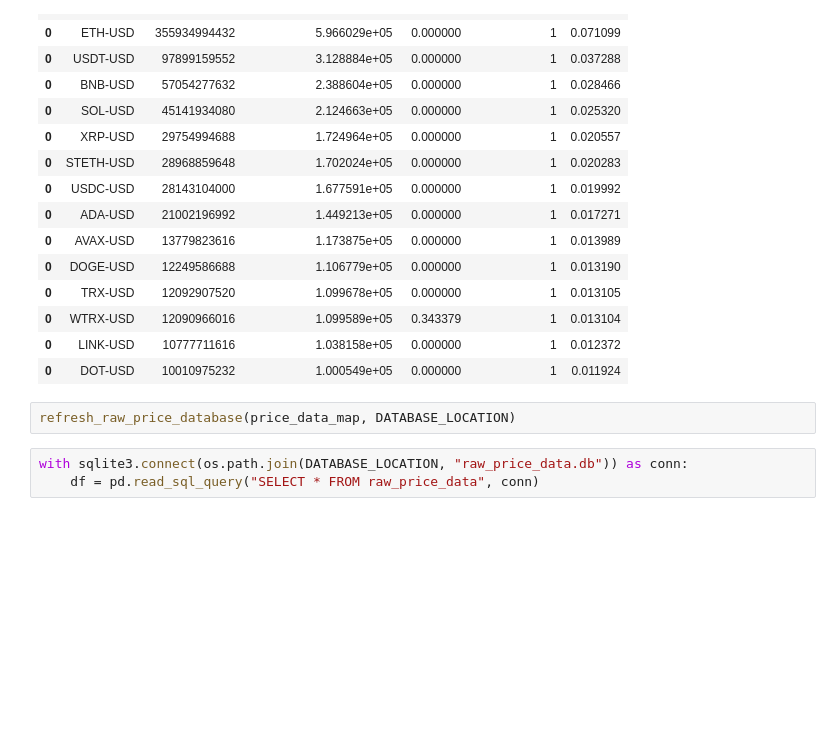
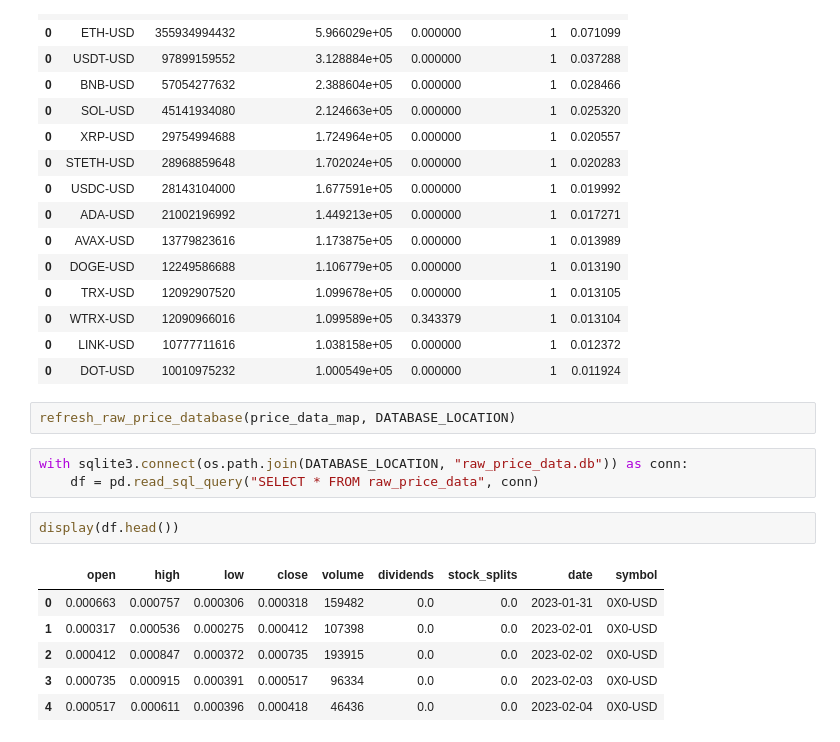
Before and after one commit to bebesi33/crypto_project, a Jupyter notebook: factor_model/scripts/main.ipynb, the cells around one changed output. Drawn from its saved outputs; the diff is of its cells as text; blank space fills up the shorter version.

```diff
--- a/factor_model/scripts/main.ipynb
+++ b/factor_model/scripts/main.ipynb
@@ -357,3 +357,12 @@ refresh_raw_price_database(price_data_map, DATABASE_LOCATION)
 # %%
 with sqlite3.connect(os.path.join(DATABASE_LOCATION, "raw_price_data.db")) as conn:
     df = pd.read_sql_query("SELECT * FROM raw_price_data", conn)
+# %%
+display(df.head())
+# %% [output]
+|  | open | high | low | close | volume | dividends | stock_splits | date | symbol |
+| 0 | 0.000663 | 0.000757 | 0.000306 | 0.000318 | 159482 | 0.0 | 0.0 | 2023-01-31 | 0X0-USD |
+| 1 | 0.000317 | 0.000536 | 0.000275 | 0.000412 | 107398 | 0.0 | 0.0 | 2023-02-01 | 0X0-USD |
+| 2 | 0.000412 | 0.000847 | 0.000372 | 0.000735 | 193915 | 0.0 | 0.0 | 2023-02-02 | 0X0-USD |
+| 3 | 0.000735 | 0.000915 | 0.000391 | 0.000517 | 96334 | 0.0 | 0.0 | 2023-02-03 | 0X0-USD |
+| 4 | 0.000517 | 0.000611 | 0.000396 | 0.000418 | 46436 | 0.0 | 0.0 | 2023-02-04 | 0X0-USD |
```
Also changed, not shown: parts of 1 cell of this notebook, 5 other files.
